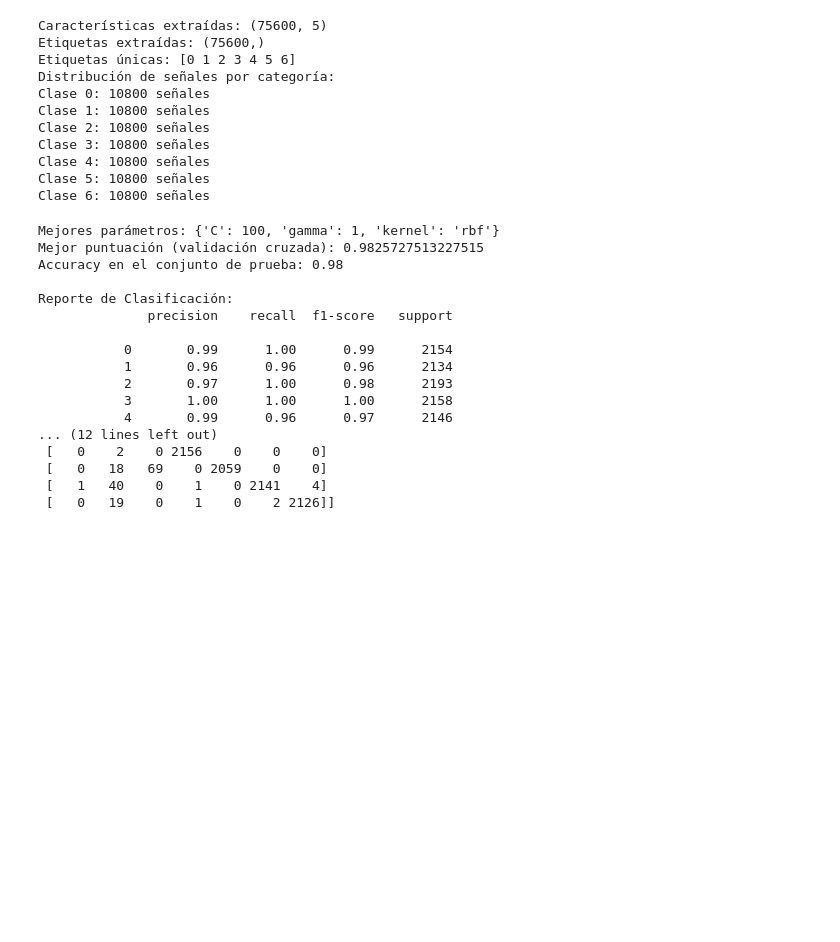
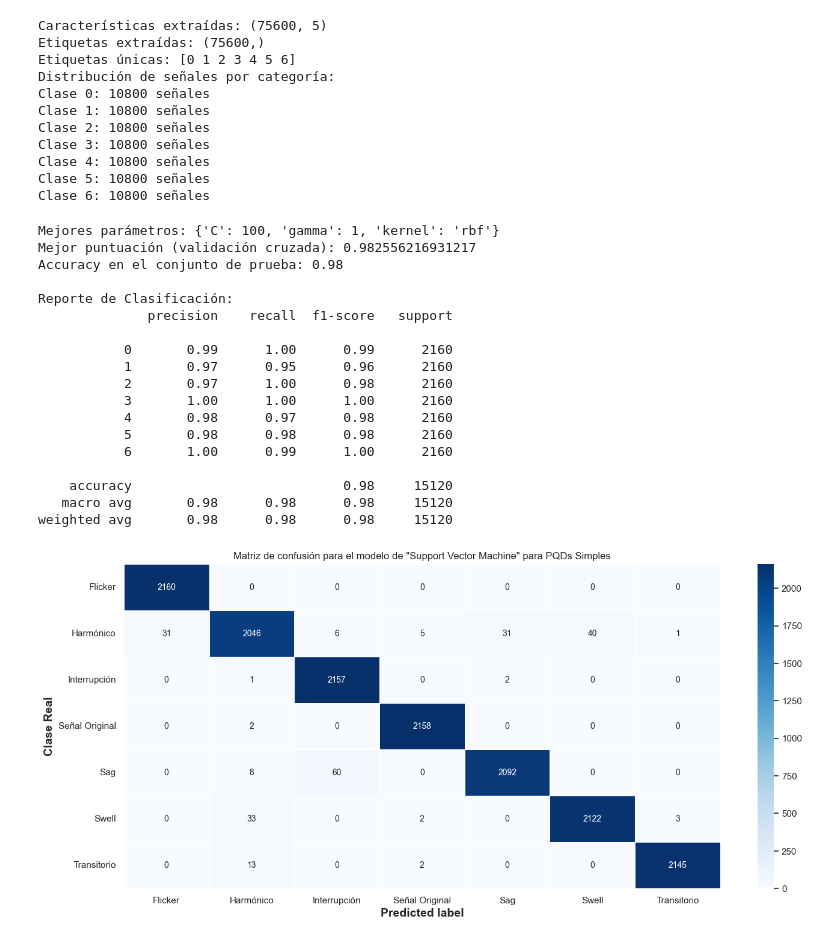
Before and after one commit to SAguadoG/TesisSergioAguado, a Jupyter notebook: SVM_Script.ipynb, the cells around one changed output. Cells and saved outputs as stored; diff of their text form; code cells hidden in the pictures; blank space fills up the shorter version.

```diff
--- a/SVM_Script.ipynb
+++ b/SVM_Script.ipynb
@@ -107,16 +109,21 @@ Clase 5: 10800 señales
 Clase 6: 10800 señales
 # %%
 # Dividir los datos en conjunto de entrenamiento y prueba
-X_train, X_test, y_train, y_test = train_test_split(features, labels, test_size=0.2, random_state=42)
+# Random estate 42 es lo que he encontrado en varios articulos y ejemplos, realmente es poner un número aleatorio.
+# Importante poner "stratify=labels", si no, puede haber problemas de separación de datos, no se cargan los datos de manera equitatva.
+X_train, X_test, y_train, y_test = train_test_split(features, labels, test_size=0.2, random_state=42, stratify=labels)
 scaler = StandardScaler()
 X_train = scaler.fit_transform(X_train)
 X_test = scaler.transform(X_test)
 
 # Definir los rangos de hiperparámetros
+# C is a hyper parameter that controls the regularization strength
+# Gamma determina la curvatura del límite de decisión. Desempeña un papel fundamental a la hora de decidir cuánta flexibilidad o rigidez debe tener el límite. Una Gamma más baja da como resultado un límite más suave y menos complejo, mientras que una Gamma más alta introduce más complejidades.
+
 param_grid = {
     'C': [0.1, 1, 10, 100],       # Valores bajos a altos de C
     'gamma': ['scale', 'auto', 0.01, 0.1, 1],  # Gamma ajustado
-    'kernel': ['rbf']             # Mantener kernel RBF
+    'kernel': ['rbf']             # Mantener kernel RBF(Radial Basic Function)
 }
 
 # Crear el modelo SVM
@@ -143,26 +150,45 @@ print(f"Accuracy en el conjunto de prueba: {accuracy:.2f}")
 # Generar el informe de clasificación
 print("\nReporte de Clasificación:")
 print(classification_report(y_test, predicciones))
-
-# Matriz de confusión
-print("\nMatriz de Confusión:")
-conf_matrix = confusion_matrix(y_test, predicciones)
-print(conf_matrix)
 # %% [output]
 Mejores parámetros: {'C': 100, 'gamma': 1, 'kernel': 'rbf'}
-Mejor puntuación (validación cruzada): 0.9825727513227515
+Mejor puntuación (validación cruzada): 0.982556216931217
 Accuracy en el conjunto de prueba: 0.98
 
 Reporte de Clasificación:
               precision    recall  f1-score   support
 
-           0       0.99      1.00      0.99      2154
-           1       0.96      0.96      0.96      2134
-           2       0.97      1.00      0.98      2193
-           3       1.00      1.00      1.00      2158
-           4       0.99      0.96      0.97      2146
-... (12 lines left out)
- [   0    2    0 2156    0    0    0]
- [   0   18   69    0 2059    0    0]
- [   1   40    0    1    0 2141    4]
- [   0   19    0    1    0    2 2126]]
+           0       0.99      1.00      0.99      2160
+           1       0.97      0.95      0.96      2160
+           2       0.97      1.00      0.98      2160
+           3       1.00      1.00      1.00      2160
+           4       0.98      0.97      0.98      2160
+           5       0.98      0.98      0.98      2160
+           6       1.00      0.99      1.00      2160
+
+    accuracy                           0.98     15120
+   macro avg       0.98      0.98      0.98     15120
+weighted avg       0.98      0.98      0.98     15120
+# %%
+# Se tiene que haber cargado "confusion_matrix" desde scikit_Learn
+matrix = confusion_matrix(y_test, predicciones)
+
+# La mejor dimensión que he encontrado para que se muestre es 16x7, menor se solapan los nombres
+plt.figure(figsize=(16,7))
+# Simplemente dejar la escala de la fuente en un número que no sea demasiado grande
+sns.set(font_scale=1)
+# importante fmt = 'd', si no, lo valores se mostrarán porcentualmente. cmap Blues porque me gusta el azul.
+sns.heatmap(matrix, annot=True, annot_kws={'size':10},fmt= 'd' ,cmap=plt.cm.Blues, linewidths=0.5)
+
+# Add labels to the plot
+class_names = ['Flicker', 'Harmónico', 'Interrupción', 'Señal Original', 'Sag', 'Swell','Transitorio']
+tick_marks = np.arange(len(class_names)) + 0.5
+tick_marks2 = tick_marks
+plt.xticks(tick_marks, class_names, rotation=0)
+plt.yticks(tick_marks2, class_names, rotation=0)
+plt.xlabel('Predicted label', weight='bold', fontsize=14)
+plt.ylabel('Clase Real', weight='bold', fontsize=14)
+plt.title('Matriz de confusión para el modelo de "Support Vector Machine" para PQDs Simples')
+plt.show()
+# %% [output]
+[figure, added]
```
Also changed, not shown: parts of 1 cell of this notebook, 3 other files.
